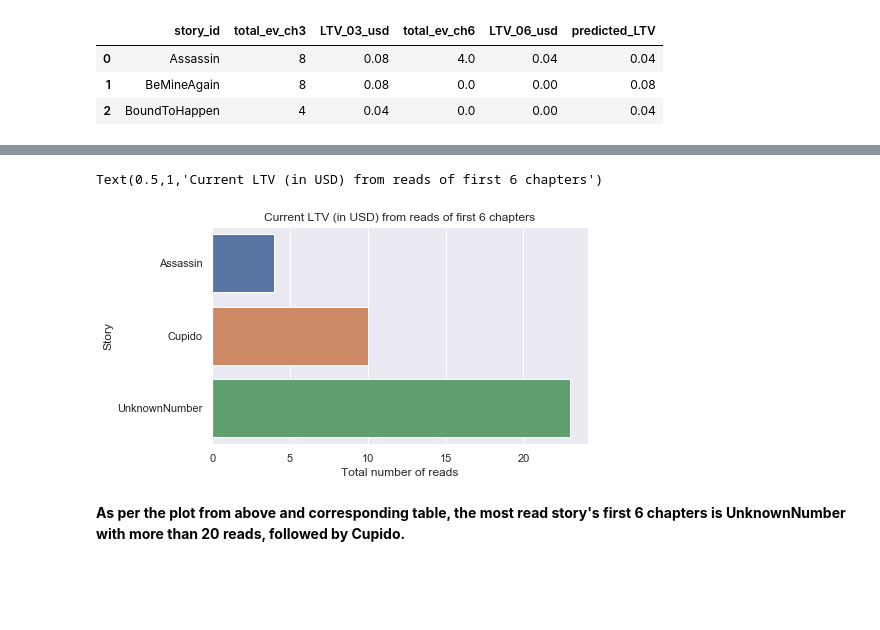
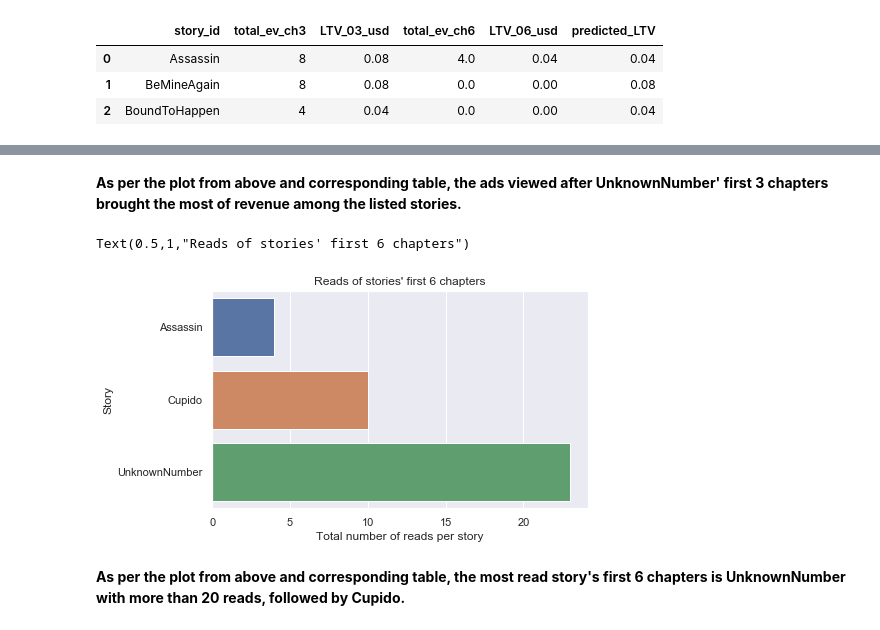
Before and after one commit to DanielaLaura/Data-Analysis, a Jupyter notebook: megazebra/MegaZebra Test.ipynb, the cells around one changed output, grey strips where cells are left out. Saved outputs shown, nothing was run; the diff lists cells and outputs as text; code cells hidden in the pictures; blank space fills up the shorter version.

Commit message:
modified and added more graphs/explanations

```diff
--- a/megazebra/MegaZebra Test.ipynb
+++ b/megazebra/MegaZebra Test.ipynb
@@ -484,0 +486,8 @@ __As per the plot from above and corresponding table, the most read story's firs
+# %%
+# current LTV (in USD) from reads of first 3 chapters of any listed story
+sns.set_style('whitegrid')
+sns.set(font_scale=1)
+ax = sns.barplot(x="LTV_03_usd", y="story_id", data=revenue_chapter3)
+ax.set_xlabel('Total LTV(in USD) per story')
+ax.set_ylabel("Story")
+ax.set_title("Current LTV (in USD) from reads of first 3 chapters of any listed story")
@@ -485,13 +497,15 @@ __As per the plot from above and corresponding table, the most read story's firs
+# %% [markdown]
+__As per the plot from above and corresponding table, the ads viewed after UnknownNumber' first 3 chapters brought the most of revenue among the listed stories.__
 # %%
-# plot for LTV from reads of first 6 chapters
+# plot for reads of stories' first 6 chapters
 sns.set_style('whitegrid')
 sns.set(font_scale=1)
 ax = sns.barplot(x="total_ev_ch6", y="story_id", data=revenue_chapter6)
-ax.set_xlabel('Total number of reads')
+ax.set_xlabel('Total number of reads per story')
 ax.set_ylabel("Story")
-ax.set_title("Current LTV (in USD) from reads of first 6 chapters")
+ax.set_title("Reads of stories' first 6 chapters")
 # %% [output]
-Text(0.5,1,'Current LTV (in USD) from reads of first 6 chapters')
+Text(0.5,1,"Reads of stories' first 6 chapters")
-[figure, old version]
+[figure, new version]
 # %% [markdown]
 __As per the plot from above and corresponding table, the most read story's first 6 chapters is UnknownNumber with more than 20 reads, followed by Cupido.__
```
Also changed, not shown: parts of 8 cells of this notebook.
